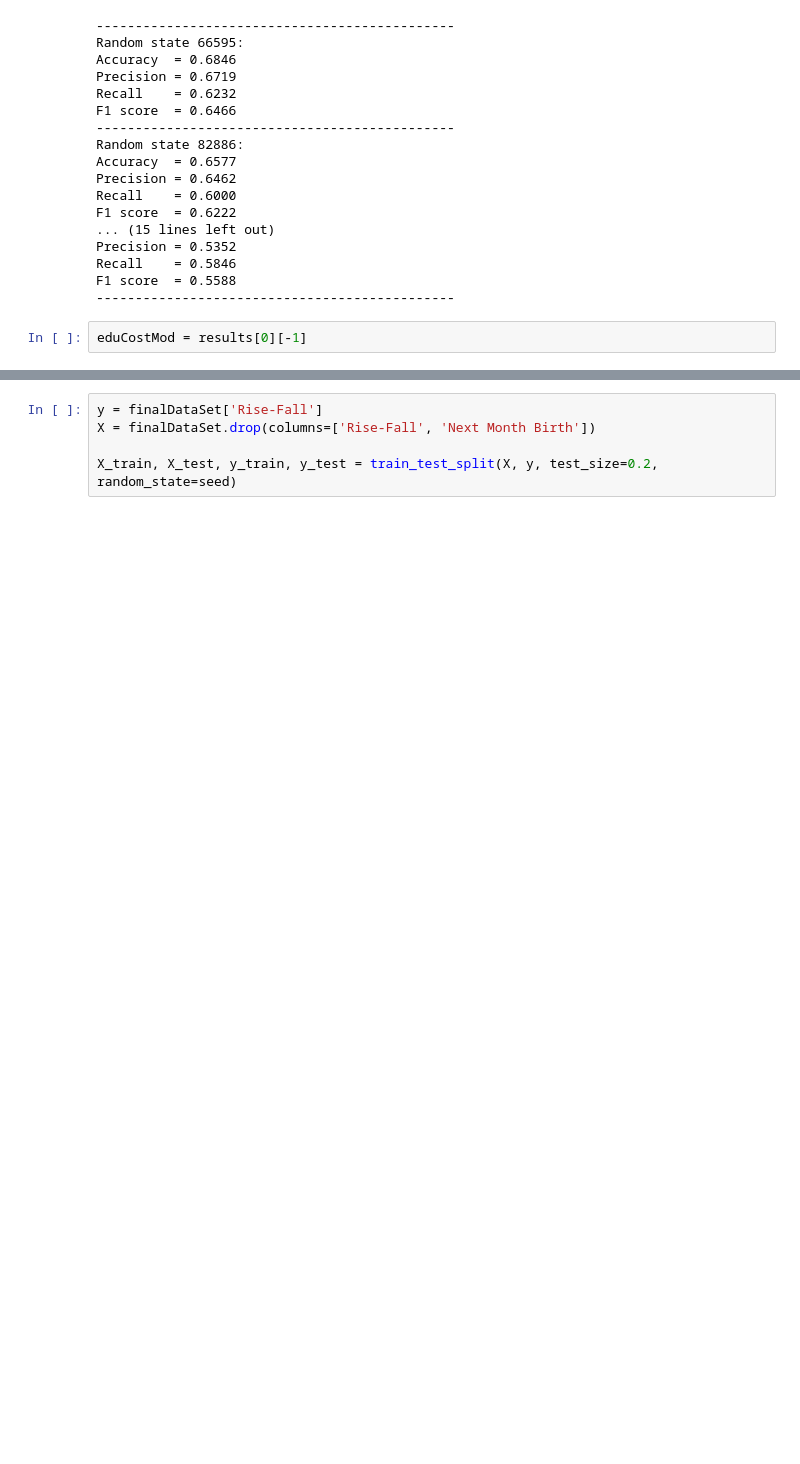
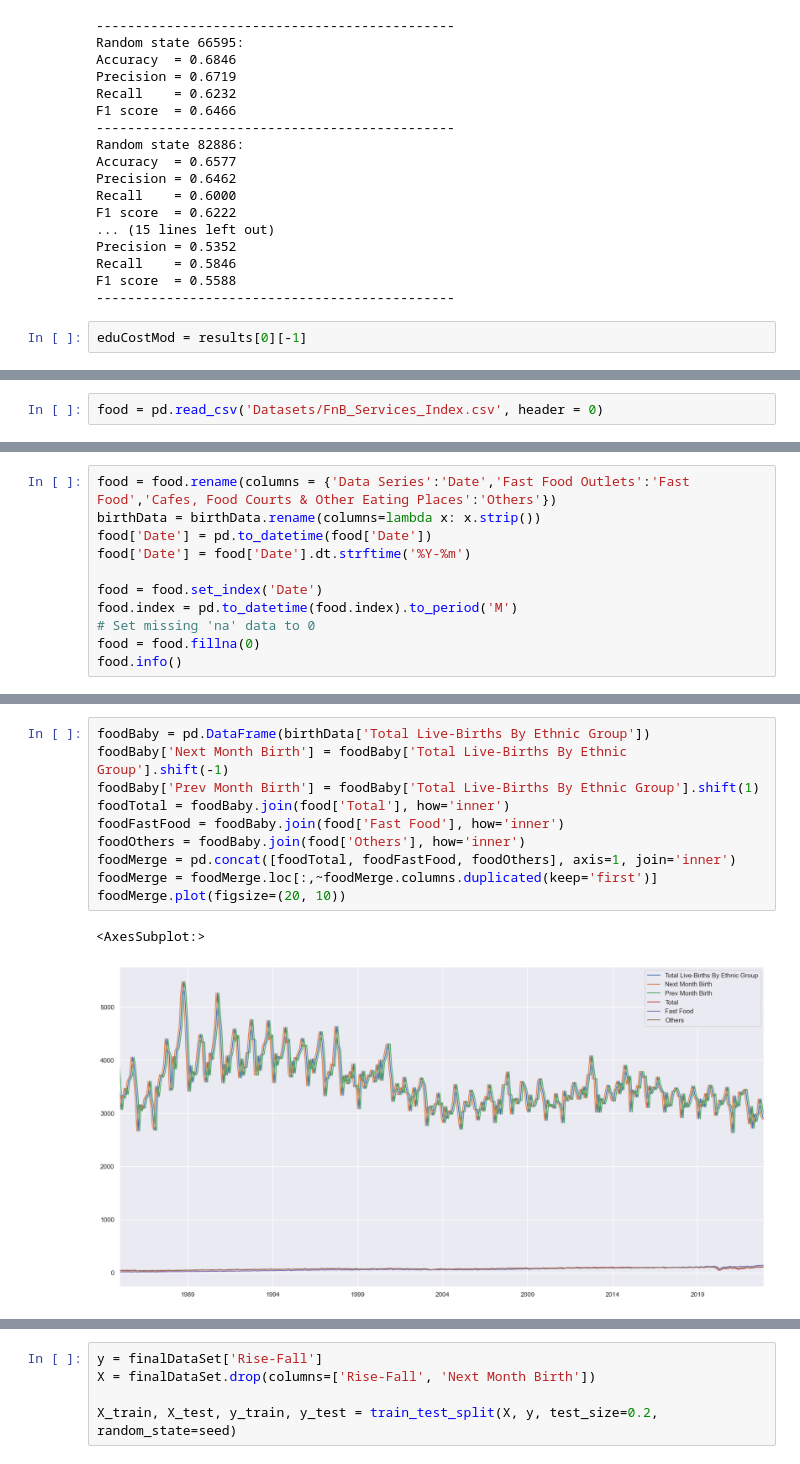
Before and after one commit to SleepHan/SC1015-Mini-Project, a Jupyter notebook: Main Analysis.ipynb, the cells around one changed output, grey strips where cells are left out. Drawn from its saved outputs; the diff is of its cells as text; blank space fills up the shorter version.

Commit message:
Food Cost

```diff
--- a/Main Analysis.ipynb
+++ b/Main Analysis.ipynb
@@ -610,0 +616,2 @@ eduCostMod = results[0][-1]
+# %%
+food = pd.read_csv('Datasets/FnB_Services_Index.csv', header = 0)
@@ -610,0 +620,11 @@ eduCostMod = results[0][-1]
+# %%
+food = food.rename(columns = {'Data Series':'Date','Fast Food Outlets':'Fast Food','Cafes, Food Courts & Other Eating Places':'Others'})
+birthData = birthData.rename(columns=lambda x: x.strip())
+food['Date'] = pd.to_datetime(food['Date'])
+food['Date'] = food['Date'].dt.strftime('%Y-%m')
+
+food = food.set_index('Date')
+food.index = pd.to_datetime(food.index).to_period('M')
+# Set missing 'na' data to 0
+food = food.fillna(0)
+food.info()
@@ -610,0 +645,13 @@ eduCostMod = results[0][-1]
+# %%
+foodBaby = pd.DataFrame(birthData['Total Live-Births By Ethnic Group'])
+foodBaby['Next Month Birth'] = foodBaby['Total Live-Births By Ethnic Group'].shift(-1)
+foodBaby['Prev Month Birth'] = foodBaby['Total Live-Births By Ethnic Group'].shift(1)
+foodTotal = foodBaby.join(food['Total'], how='inner')
+foodFastFood = foodBaby.join(food['Fast Food'], how='inner')
+foodOthers = foodBaby.join(food['Others'], how='inner')
+foodMerge = pd.concat([foodTotal, foodFastFood, foodOthers], axis=1, join='inner')
+foodMerge = foodMerge.loc[:,~foodMerge.columns.duplicated(keep='first')]
+foodMerge.plot(figsize=(20, 10))
+# %% [output]
+<AxesSubplot:>
+[figure, added]
```
Also changed, not shown: parts of 12 cells of this notebook.
